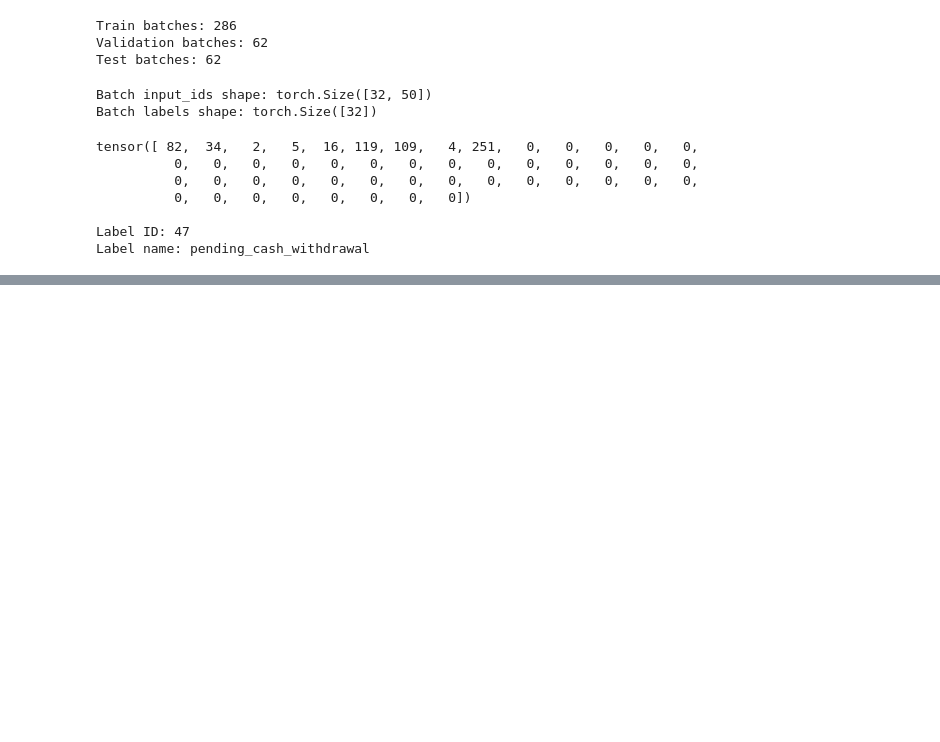
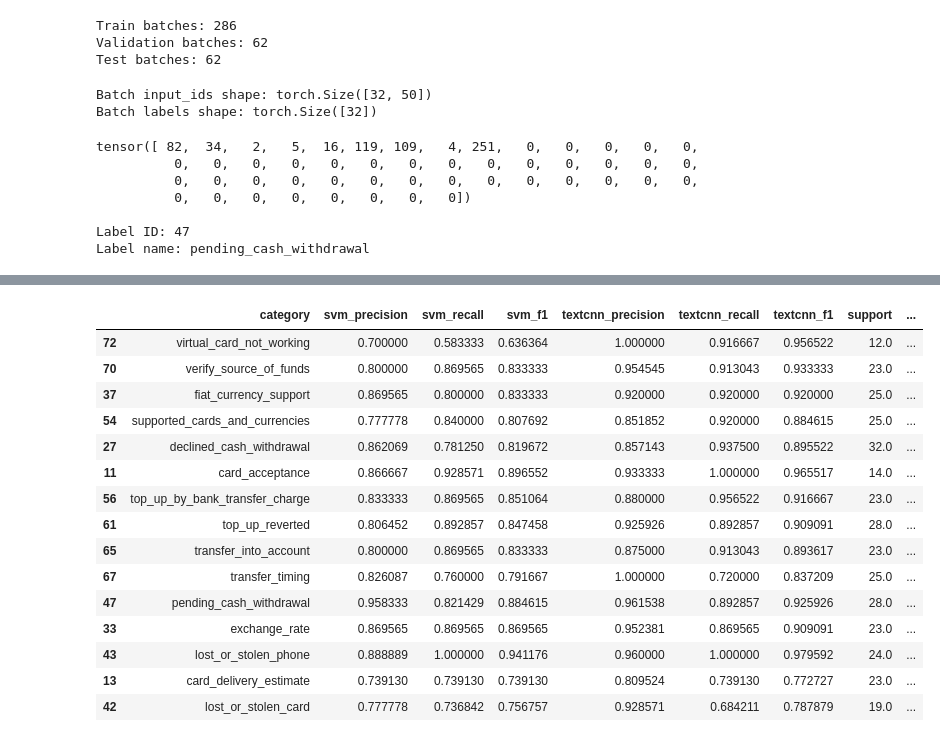
Before and after one commit to shdbdud/customer-ticket-routing, a Jupyter notebook: notebook/CNN_deep_learning_baseline.ipynb, the cells around one changed output, grey strips where cells are left out. Drawn from its saved outputs; the diff is of its cells as text; code cells hidden in the pictures; blank space fills up the shorter version.

```diff
--- a/notebook/CNN_deep_learning_baseline.ipynb
+++ b/notebook/CNN_deep_learning_baseline.ipynb
@@ -988,0 +1984,14 @@ Label name: pending_cash_withdrawal
+# %%
+# Cell 49：类别ID → 类别名称
+
+textcnn_predicted_labels = [
+    id_to_label[int(label_id)]
+    for label_id
+    in textcnn_validation_predictions
+]
+
+true_validation_labels = [
+    id_to_label[int(label_id)]
+    for label_id
+    in textcnn_validation_labels
+]
@@ -988,0 +2622,28 @@ Label name: pending_cash_withdrawal
+# %%
+# Cell 66：F1提升最大类别
+
+display(
+    per_class_comparison_df
+    .sort_values(
+        by="f1_change",
+        ascending=False
+    )
+    .head(15)
+)
+# %% [output]
+|  | category | svm_precision | svm_recall | svm_f1 | textcnn_precision | textcnn_recall | textcnn_f1 | support | ... |
+| 72 | virtual_card_not_working | 0.700000 | 0.583333 | 0.636364 | 1.000000 | 0.916667 | 0.956522 | 12.0 | ... |
+| 70 | verify_source_of_funds | 0.800000 | 0.869565 | 0.833333 | 0.954545 | 0.913043 | 0.933333 | 23.0 | ... |
+| 37 | fiat_currency_support | 0.869565 | 0.800000 | 0.833333 | 0.920000 | 0.920000 | 0.920000 | 25.0 | ... |
+| 54 | supported_cards_and_currencies | 0.777778 | 0.840000 | 0.807692 | 0.851852 | 0.920000 | 0.884615 | 25.0 | ... |
+| 27 | declined_cash_withdrawal | 0.862069 | 0.781250 | 0.819672 | 0.857143 | 0.937500 | 0.895522 | 32.0 | ... |
+| 11 | card_acceptance | 0.866667 | 0.928571 | 0.896552 | 0.933333 | 1.000000 | 0.965517 | 14.0 | ... |
+| 56 | top_up_by_bank_transfer_charge | 0.833333 | 0.869565 | 0.851064 | 0.880000 | 0.956522 | 0.916667 | 23.0 | ... |
+| 61 | top_up_reverted | 0.806452 | 0.892857 | 0.847458 | 0.925926 | 0.892857 | 0.909091 | 28.0 | ... |
+| 65 | transfer_into_account | 0.800000 | 0.869565 | 0.833333 | 0.875000 | 0.913043 | 0.893617 | 23.0 | ... |
+| 67 | transfer_timing | 0.826087 | 0.760000 | 0.791667 | 1.000000 | 0.720000 | 0.837209 | 25.0 | ... |
+| 47 | pending_cash_withdrawal | 0.958333 | 0.821429 | 0.884615 | 0.961538 | 0.892857 | 0.925926 | 28.0 | ... |
+| 33 | exchange_rate | 0.869565 | 0.869565 | 0.869565 | 0.952381 | 0.869565 | 0.909091 | 23.0 | ... |
+| 43 | lost_or_stolen_phone | 0.888889 | 1.000000 | 0.941176 | 0.960000 | 1.000000 | 0.979592 | 24.0 | ... |
+| 13 | card_delivery_estimate | 0.739130 | 0.739130 | 0.739130 | 0.809524 | 0.739130 | 0.772727 | 23.0 | ... |
+| 42 | lost_or_stolen_card | 0.777778 | 0.736842 | 0.756757 | 0.928571 | 0.684211 | 0.787879 | 19.0 | ... |
```
Also changed, not shown: parts of 63 cells of this notebook, 4 other files.
